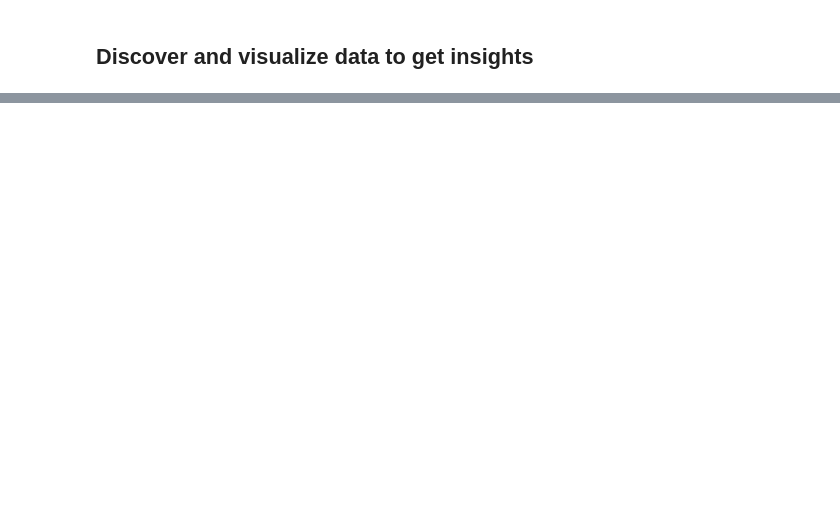
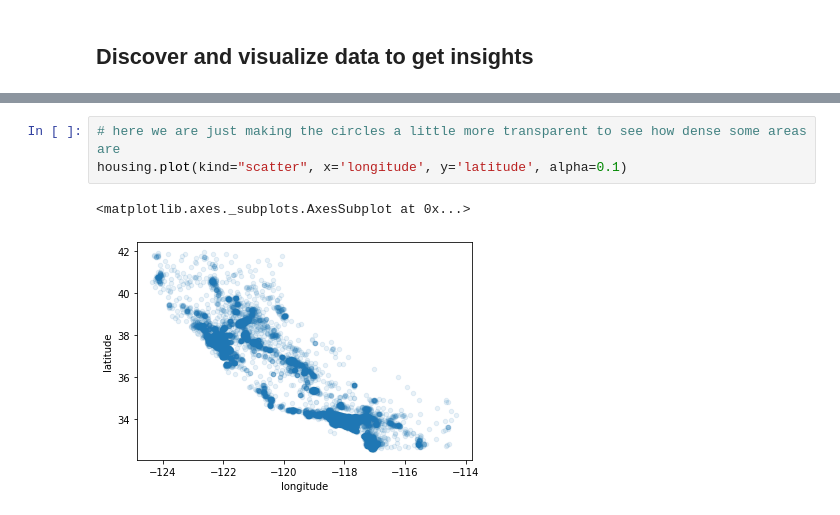
Before and after one commit to shanemarvinmay/Machine-Learning-Scikit-Learning, a Jupyter notebook: hands-on-ml/Chapter-2.ipynb, the cells around one changed output, grey strips where cells are left out. Cells and saved outputs as stored; diff of their text form; blank space fills up the shorter version.

```diff
--- a/hands-on-ml/Chapter-2.ipynb
+++ b/hands-on-ml/Chapter-2.ipynb
@@ -156,0 +170,6 @@ Name: income_cat, dtype: float64
+# %%
+# here we are just making the circles a little more transparent to see how dense some areas are
+housing.plot(kind="scatter", x='longitude', y='latitude', alpha=0.1)
+# %% [output]
+<matplotlib.axes._subplots.AxesSubplot at 0x...>
+[figure, added]
```
Also changed, not shown: parts of 20 cells of this notebook.
